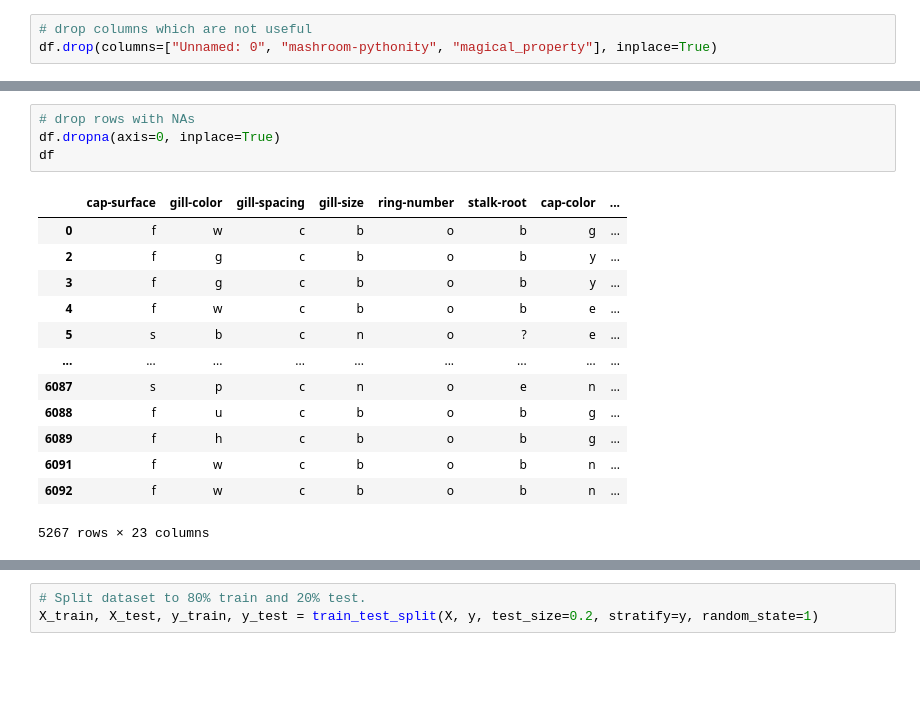
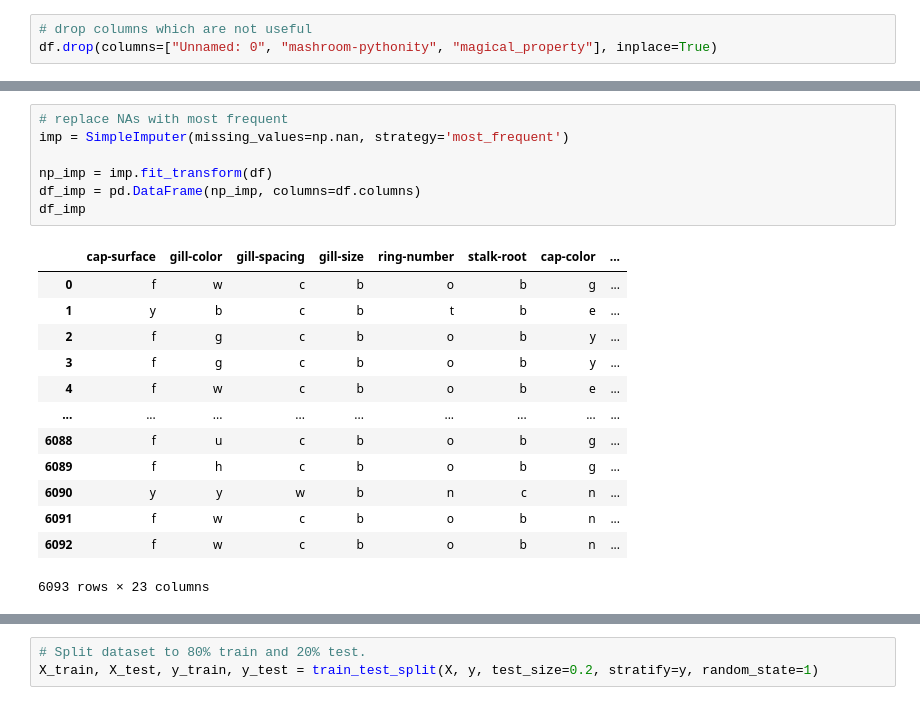
Before and after one commit to dagmarschierova/Pyladies_data_course, a Jupyter notebook: Domaci_projekt_eHouba.ipynb, the cells around one changed output, grey strips where cells are left out. Drawn from its saved outputs; the diff is of its cells as text; blank space fills up the shorter version.

```diff
--- a/Domaci_projekt_eHouba.ipynb
+++ b/Domaci_projekt_eHouba.ipynb
@@ -60,23 +89,26 @@ veil-type                   94
 gill-attachment             68
 class                       55
 dtype: int64
-# %%
-# drop rows with NAs
-df.dropna(axis=0, inplace=True)
-df
-# %% [output]
-|  | cap-surface | gill-color | gill-spacing | gill-size | ring-number | stalk-root | cap-color | ... |
-| 0 | f | w | c | b | o | b | g | ... |
-| 2 | f | g | c | b | o | b | y | ... |
-| 3 | f | g | c | b | o | b | y | ... |
-| 4 | f | w | c | b | o | b | e | ... |
-| 5 | s | b | c | n | o | ? | e | ... |
-| ... | ... | ... | ... | ... | ... | ... | ... | ... |
-| 6087 | s | p | c | n | o | e | n | ... |
-| 6088 | f | u | c | b | o | b | g | ... |
-| 6089 | f | h | c | b | o | b | g | ... |
-| 6091 | f | w | c | b | o | b | n | ... |
-| 6092 | f | w | c | b | o | b | n | ... |
-5267 rows × 23 columns
+# %%
+# replace NAs with most frequent
+imp = SimpleImputer(missing_values=np.nan, strategy='most_frequent')
+
+np_imp = imp.fit_transform(df)
+df_imp = pd.DataFrame(np_imp, columns=df.columns)
+df_imp
+# %% [output]
+|  | cap-surface | gill-color | gill-spacing | gill-size | ring-number | stalk-root | cap-color | ... |
+| 0 | f | w | c | b | o | b | g | ... |
+| 1 | y | b | c | b | t | b | e | ... |
+| 2 | f | g | c | b | o | b | y | ... |
+| 3 | f | g | c | b | o | b | y | ... |
+| 4 | f | w | c | b | o | b | e | ... |
+| ... | ... | ... | ... | ... | ... | ... | ... | ... |
+| 6088 | f | u | c | b | o | b | g | ... |
+| 6089 | f | h | c | b | o | b | g | ... |
+| 6090 | y | y | w | b | n | c | n | ... |
+| 6091 | f | w | c | b | o | b | n | ... |
+| 6092 | f | w | c | b | o | b | n | ... |
+6093 rows × 23 columns
 # %%
 # expect all unique values in dataset
```
Also changed, not shown: parts of 41 cells of this notebook.
